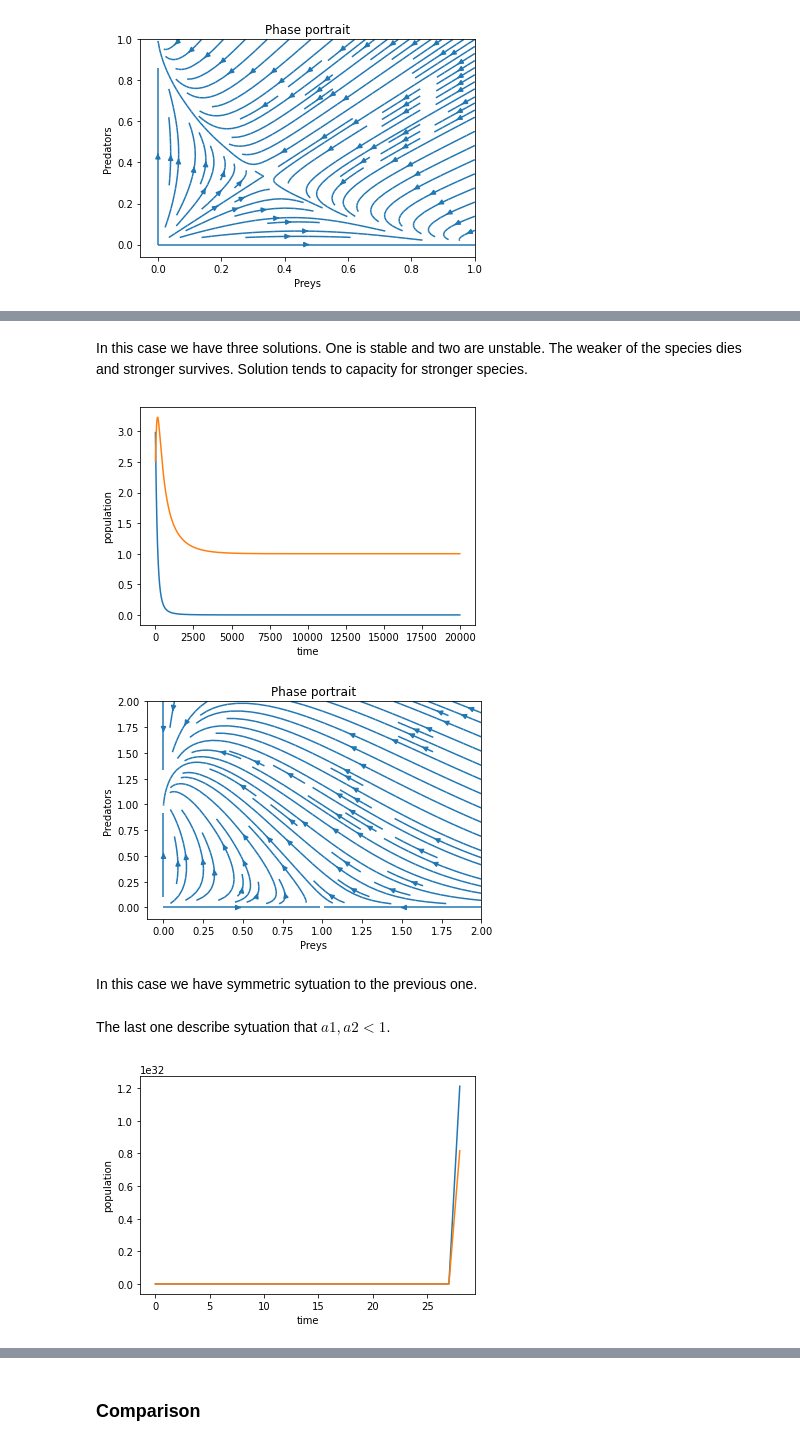
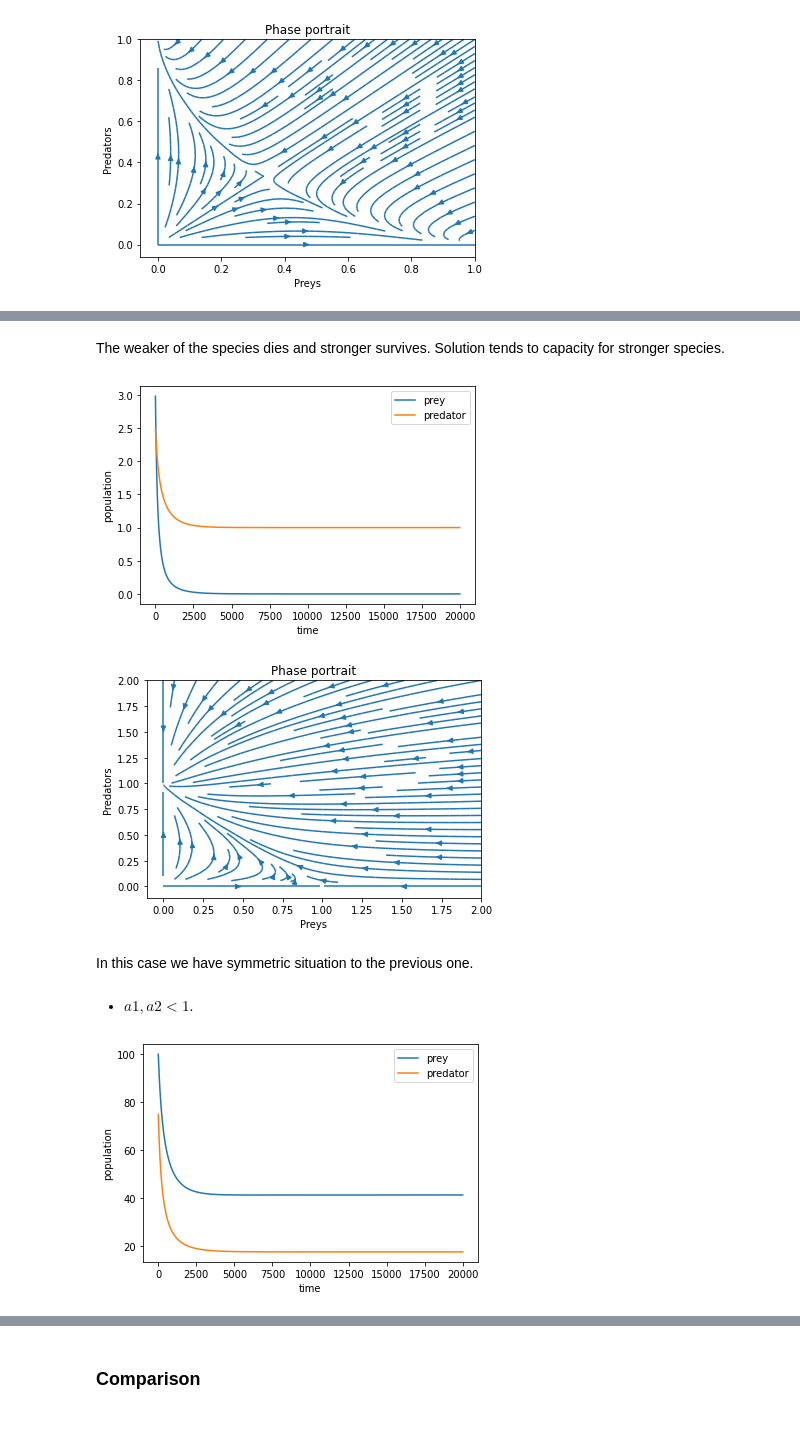
Before and after one commit to Deneverhad/Lotka, a Jupyter notebook: Lotka-Voltera.ipynb, the cells around one changed output, grey strips where cells are left out. Cells and saved outputs as stored; diff of their text form; code cells hidden in the pictures.

```diff
--- a/Lotka-Voltera.ipynb
+++ b/Lotka-Voltera.ipynb
@@ -251,7 +261,7 @@ Now $ a_1 < 1 $ and $ a_2 > 1 $.
 # %%
 r= 1.0; s = 1.0
 k1 = 1.0; k2 = 1.0
-a1 = -1.0; a2 = 2.0
+a1 = 0.5; a2 = 2.0
 
 Y1 = [3.0, 2.5]
 
@@ -272,5 +282,6 @@ plt.plot(data_plot,label="prey")
 plt.plot(data_plot2,label="predator")
 plt.xlabel("time")
 plt.ylabel("population")
+plt.legend(loc='upper right')
 plt.show()
 # %% [output]
@@ -282,9 +293,9 @@ phase_plot(competitions, 2, 10)
 # %% [markdown]
-In this case we have three solutions. One is stable and two are unstable. The weaker of the species dies and stronger survives. Solution tends to capacity for stronger species.
+The weaker of the species dies and stronger survives. Solution tends to capacity for stronger species.
 # %%
 r= 1.0; s = 1.0
 k1 = 1.0; k2 = 1.0
-a1 = 2.0; a2 = -2.0
+a1 = 2.0; a2 = 0.2
 
 Y1 = [3.0, 2.5]
 
@@ -305,42 +316,44 @@ plt.plot(data_plot,label="prey")
 plt.plot(data_plot2,label="predator")
 plt.xlabel("time")
 plt.ylabel("population")
+plt.legend(loc='upper right')
 plt.show()
 # %% [output]
-[figure, old version]
+[figure, new version]
 # %%
 phase_plot(competitions, 2, 10)
 # %% [output]
-[figure, old version]
+[figure, new version]
 # %% [markdown]
-In this case we have symmetric sytuation to the previous one.
+In this case we have symmetric situation to the previous one.
 # %% [markdown]
-The last one describe sytuation that $a1, a2 < 1$.
+- $a1, a2 < 1$.
 # %%
 r= 1.0; s = 1.0
-k1 = 1.0; k2 = 1.0
-a1 = -2.0; a2 = -1.0
+k1 = 50.0; k2 = 20.0
+a1 = 0.2; a2 = 0.15
 
 Y1 = [100.0, 75.0]
 
 #F -> (t, N, P)
 competitions = [lambda F: F[1] * r * (1 - (F[1] / k1) - a1 * (F[2] / k2)),
              lambda F: F[2] * s * (1 - (F[2] / k2) - a2 *  (F[1] / k1))]
 
 solver = runge_kutta_method(competitions, 20, 0, Y1)
 
 data_plot = []
 data_plot2 = []
 
 for i in range(0,len(solver)):
     data_plot.append(solver[i][0])
     data_plot2.append(solver[i][1])
 
 plt.plot(data_plot,label="prey")
 plt.plot(data_plot2,label="predator")
 plt.xlabel("time")
 plt.ylabel("population")
+plt.legend(loc='upper right')
 plt.show()
 # %% [output]
-[figure, old version]
+[figure, new version]
 # %%
```
Also changed, not shown: parts of 10 cells of this notebook.
